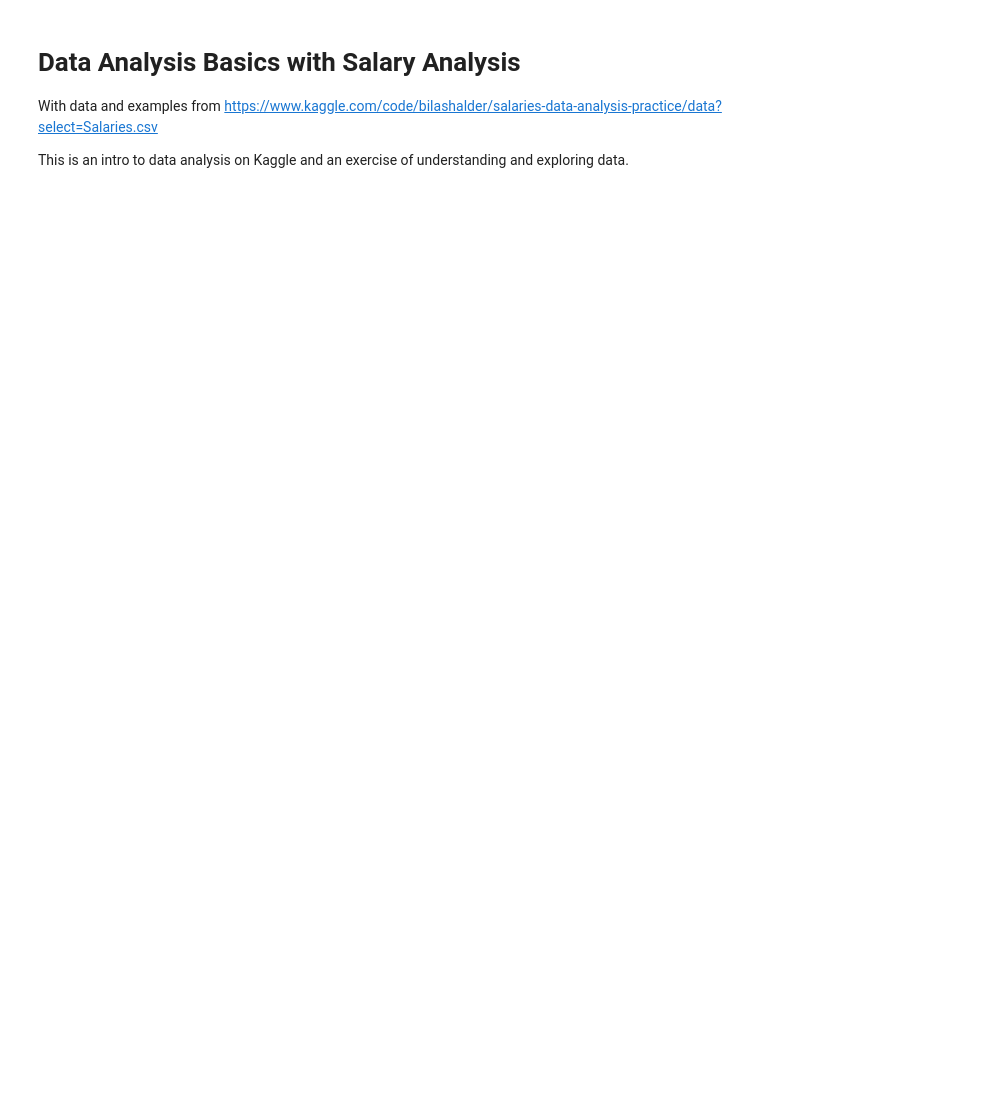
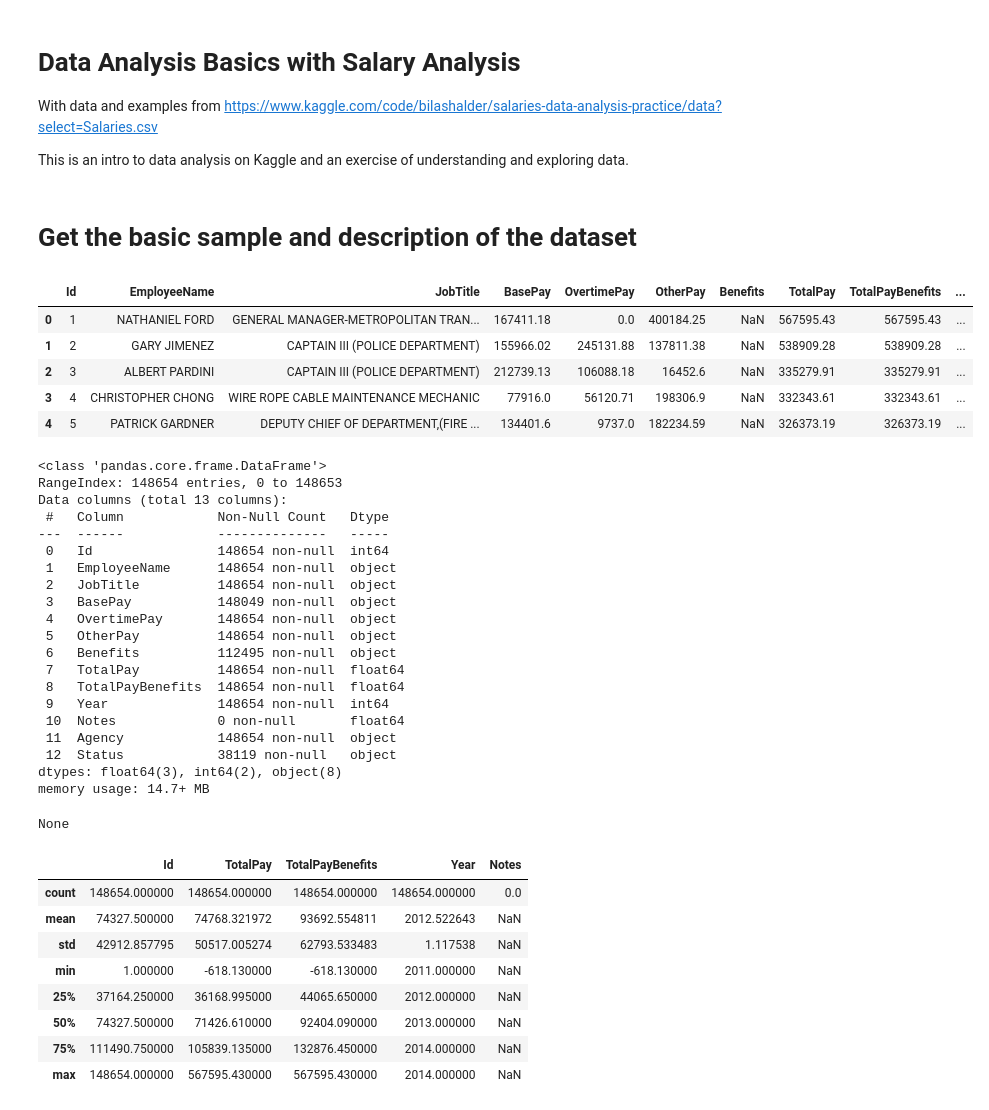
Before and after one commit to hxy9243/datascience-examples, a Jupyter notebook: salary/salary_analysis.ipynb, the cells around one changed output. Drawn from its saved outputs; the diff is of its cells as text; code cells hidden in the pictures; blank space fills up the shorter version.

```diff
--- a/salary/salary_analysis.ipynb
+++ b/salary/salary_analysis.ipynb
@@ -11,0 +11,44 @@ salaries.head()
+# %% [markdown]
+# Get the basic sample and description of the dataset
+# %%
+display(salaries.head())
+display(salaries.info())
+
+salaries.describe()
+# %% [output]
+|  | Id | EmployeeName | JobTitle | BasePay | OvertimePay | OtherPay | Benefits | TotalPay | TotalPayBenefits | ... |
+| 0 | 1 | NATHANIEL FORD | GENERAL MANAGER-METROPOLITAN TRAN... | 167411.18 | 0.0 | 400184.25 | NaN | 567595.43 | 567595.43 | ... |
+| 1 | 2 | GARY JIMENEZ | CAPTAIN III (POLICE DEPARTMENT) | 155966.02 | 245131.88 | 137811.38 | NaN | 538909.28 | 538909.28 | ... |
+| 2 | 3 | ALBERT PARDINI | CAPTAIN III (POLICE DEPARTMENT) | 212739.13 | 106088.18 | 16452.6 | NaN | 335279.91 | 335279.91 | ... |
+| 3 | 4 | CHRISTOPHER CHONG | WIRE ROPE CABLE MAINTENANCE MECHANIC | 77916.0 | 56120.71 | 198306.9 | NaN | 332343.61 | 332343.61 | ... |
+| 4 | 5 | PATRICK GARDNER | DEPUTY CHIEF OF DEPARTMENT,(FIRE ... | 134401.6 | 9737.0 | 182234.59 | NaN | 326373.19 | 326373.19 | ... |
+<class 'pandas.core.frame.DataFrame'>
+RangeIndex: 148654 entries, 0 to 148653
+Data columns (total 13 columns):
+ #   Column            Non-Null Count   Dtype
+---  ------            --------------   -----
+ 0   Id                148654 non-null  int64
+ 1   EmployeeName      148654 non-null  object
+ 2   JobTitle          148654 non-null  object
+ 3   BasePay           148049 non-null  object
+ 4   OvertimePay       148654 non-null  object
+ 5   OtherPay          148654 non-null  object
+ 6   Benefits          112495 non-null  object
+ 7   TotalPay          148654 non-null  float64
+ 8   TotalPayBenefits  148654 non-null  float64
+ 9   Year              148654 non-null  int64
+ 10  Notes             0 non-null       float64
+ 11  Agency            148654 non-null  object
+ 12  Status            38119 non-null   object
+dtypes: float64(3), int64(2), object(8)
+memory usage: 14.7+ MB
+None
+|  | Id | TotalPay | TotalPayBenefits | Year | Notes |
+| count | 148654.000000 | 148654.000000 | 148654.000000 | 148654.000000 | 0.0 |
+| mean | 74327.500000 | 74768.321972 | 93692.554811 | 2012.522643 | NaN |
+| std | 42912.857795 | 50517.005274 | 62793.533483 | 1.117538 | NaN |
+| min | 1.000000 | -618.130000 | -618.130000 | 2011.000000 | NaN |
+| 25% | 37164.250000 | 36168.995000 | 44065.650000 | 2012.000000 | NaN |
+| 50% | 74327.500000 | 71426.610000 | 92404.090000 | 2013.000000 | NaN |
+| 75% | 111490.750000 | 105839.135000 | 132876.450000 | 2014.000000 | NaN |
+| max | 148654.000000 | 567595.430000 | 567595.430000 | 2014.000000 | NaN |
```
Also changed, not shown: parts of 9 cells of this notebook.
